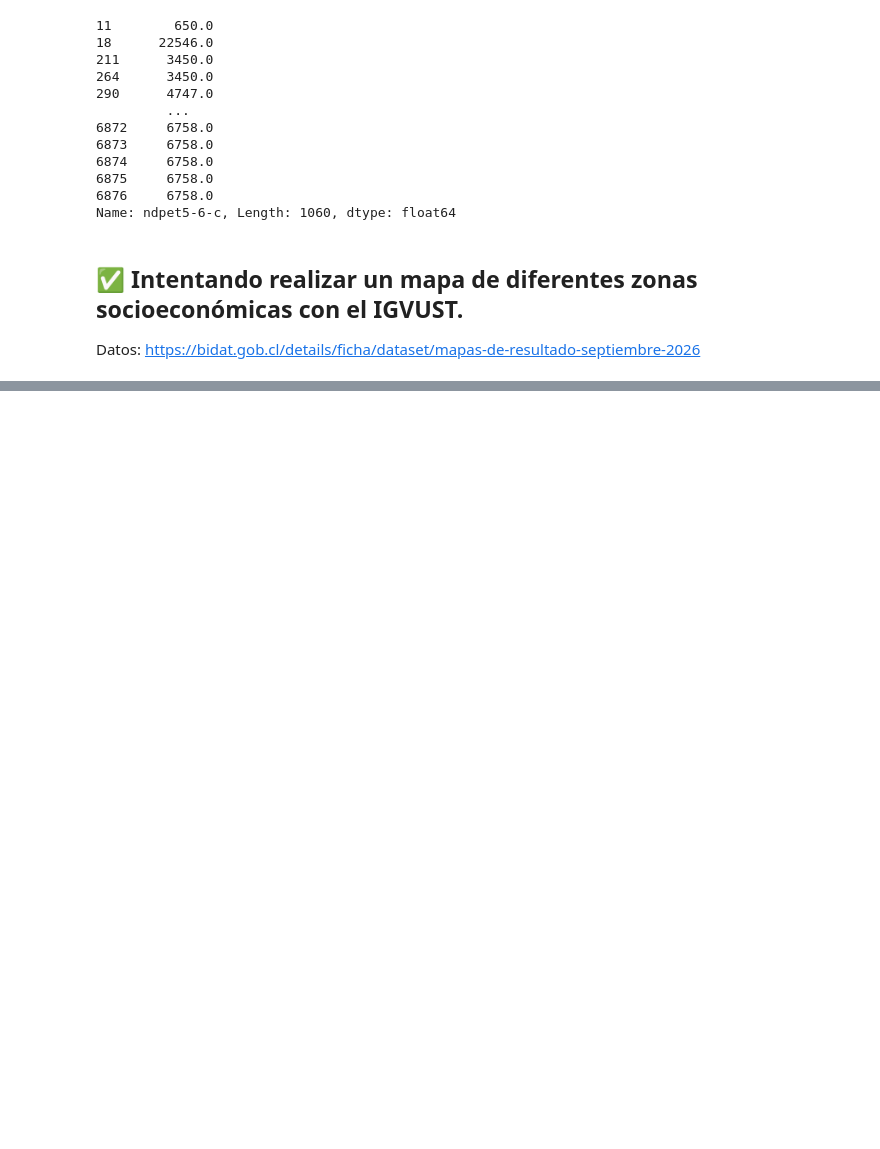
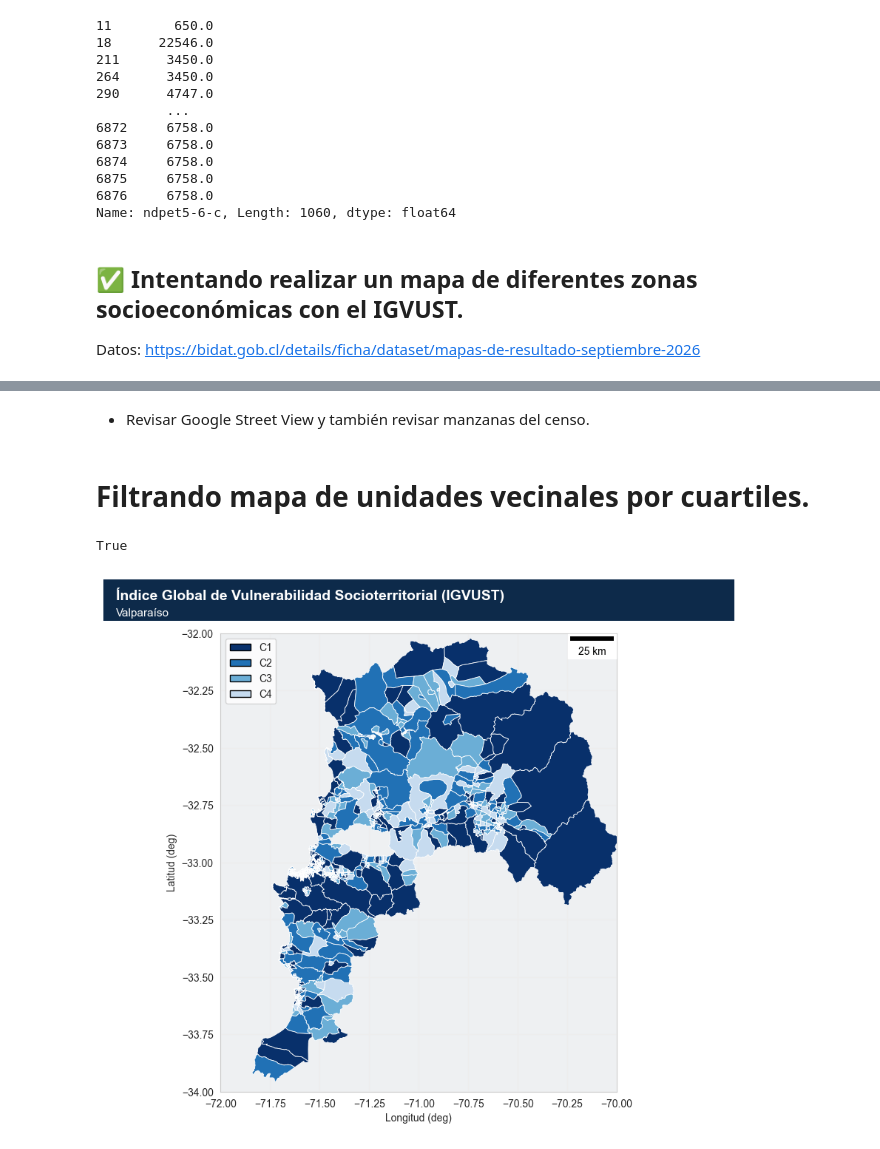
Before and after one commit to diarodgz/claudia-cidigen, a Jupyter notebook: valparaiso_roofing/valpo_analysis.ipynb, the cells around one changed output, grey strips where cells are left out. Saved outputs shown, nothing was run; the diff lists cells and outputs as text; code cells hidden in the pictures; blank space fills up the shorter version.

```diff
--- a/valparaiso_roofing/valpo_analysis.ipynb
+++ b/valparaiso_roofing/valpo_analysis.ipynb
@@ -849,5 +850,17 @@ Definiendo variables globales para el plot.
 # %%
-QUARTILE_COL = 'c_ig_reg'
+QUARTILE_COL_REG = 'c_ig_reg'
+QUARTILE_COL_COM = 'c_ig_com'
+LABEL_TO_QUARTILE = {"C1": 1, "C2": 2, "C3": 3, "C4": 4}
 COLORS = {1: "#08306b", 2: "#2171b5", 3: "#6baed6", 4: "#c6dbef"}
 LABELS = {1: "C1", 2: "C2", 3: "C3", 4: "C4"}
+# %%
+def filter_gdf(gdf: gpd.GeoDataFrame, filter1: str, filter2: str, key: str):
+    '''
+    Filtra el dataframe por cuartil.
+    '''
+    f1 = LABEL_TO_QUARTILE.get(filter1, filter1)  # falls back to raw value if not "C1".."C4"
+    f2 = LABEL_TO_QUARTILE.get(filter2, filter2)
+    gdf_plot = gdf[gdf[key].isin([f1, f2])].copy()
+
+    return gdf_plot
 # %%
@@ -943,0 +995,16 @@ plot_igvust(gdf_igvust[gdf_igvust['Region'] == 'Coquimbo'],
+# %% [markdown]
+- Revisar Google Street View y también revisar manzanas del censo.
+# %% [markdown]
+# Filtrando mapa de unidades vecinales por cuartiles.
+# %%
+plot_igvust(gdf_igvust[gdf_igvust['Region'] == 'VALPARAISO'],
+            'igvust_VAL_uv',
+            'Valparaíso',
+            True,
+            valpo_boundaries,
+            True,
+            False,
+            [])
+# %% [output]
+True
+[figure, added]
```
Also changed, not shown: parts of 25 cells of this notebook, 13 other files.
